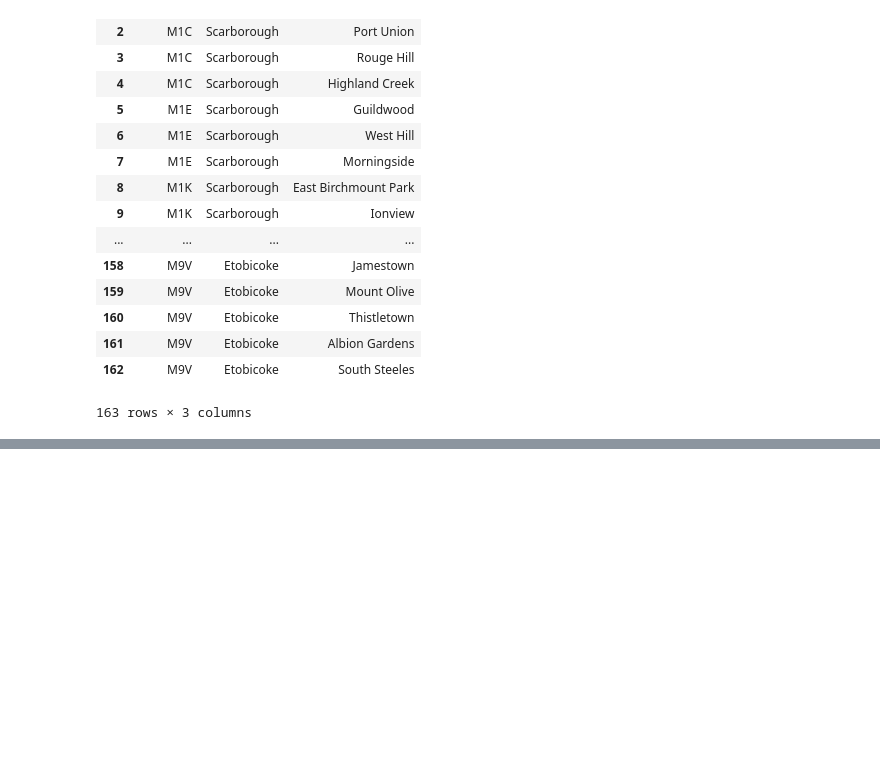
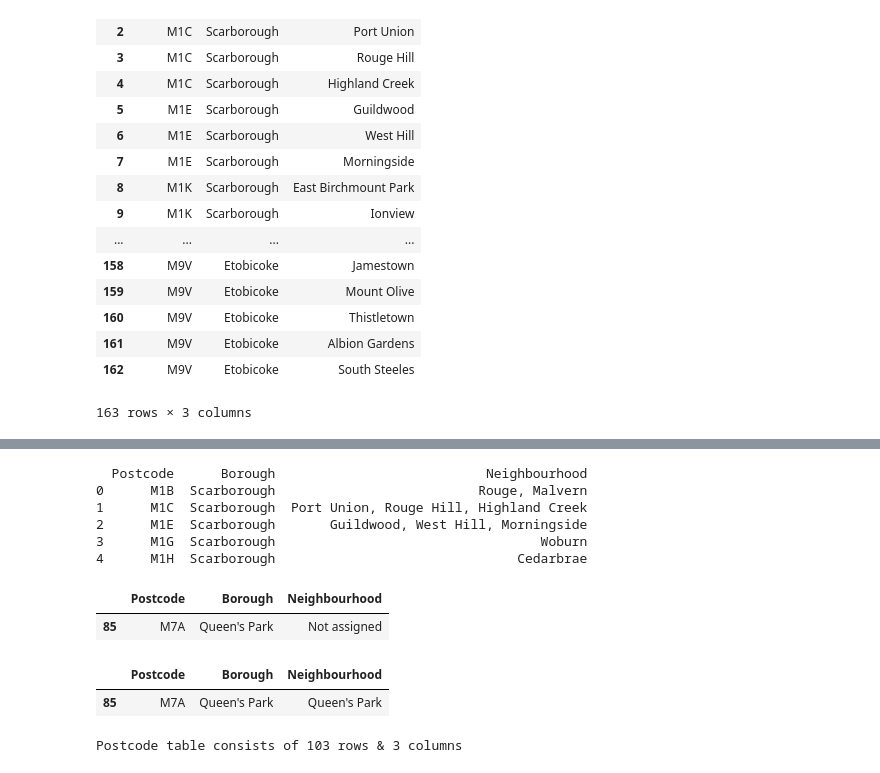
Before and after one commit to 6969tls/IBM-Applied-Data-Science-Week3, a Jupyter notebook: Applied Data Science Capstone.ipynb, the cells around one changed output, grey strips where cells are left out. Saved outputs shown, nothing was run; the diff lists cells and outputs as text; code cells hidden in the pictures; blank space fills up the shorter version.

```diff
--- a/Applied Data Science Capstone.ipynb
+++ b/Applied Data Science Capstone.ipynb
@@ -453,0 +440,34 @@ print(a)
+# %%
+# combine 'tbl_multi' with 't2' (table with single neighbourhood for each postcode) with concat()
+
+new_df = pd.concat([tbl_multi, t2], axis=0).sort_values(by='Postcode').reset_index(drop=True)
+print(new_df.head())
+# %% [output]
+  Postcode      Borough                           Neighbourhood
+0      M1B  Scarborough                          Rouge, Malvern
+1      M1C  Scarborough  Port Union, Rouge Hill, Highland Creek
+2      M1E  Scarborough       Guildwood, West Hill, Morningside
+3      M1G  Scarborough                                  Woburn
+4      M1H  Scarborough                               Cedarbrae
+# %%
+# check any row has 'Neighbourhood' that is 'Not assigned'
+
+new_df.query("Neighbourhood == 'Not assigned'")
+# %% [output]
+|  | Postcode | Borough | Neighbourhood |
+| 85 | M7A | Queen's Park | Not assigned |
+# %%
+# instruction of assignment: any record in Neighbourhood with "Not assigned" will be same as name of 'Borough'
+# in this case, 'Postcode' M7A >> Borough & Neighbourhood is "Queen's Park"
+
+new_df.loc[new_df.Postcode == 'M7A', 'Neighbourhood'] = "Queen's Park" # assign new value
+new_df.query("Postcode == 'M7A'") # check M7A again
+# %% [output]
+|  | Postcode | Borough | Neighbourhood |
+| 85 | M7A | Queen's Park | Queen's Park |
+# %%
+data_count = new_df.shape # use .shape to indicate number of rows as per assignment requirement
+
+print("Postcode table consists of {} rows & {} columns".format(data_count[0], data_count[1]))
+# %% [output]
+Postcode table consists of 103 rows & 3 columns
```
Also changed, not shown: parts of 26 cells of this notebook.
